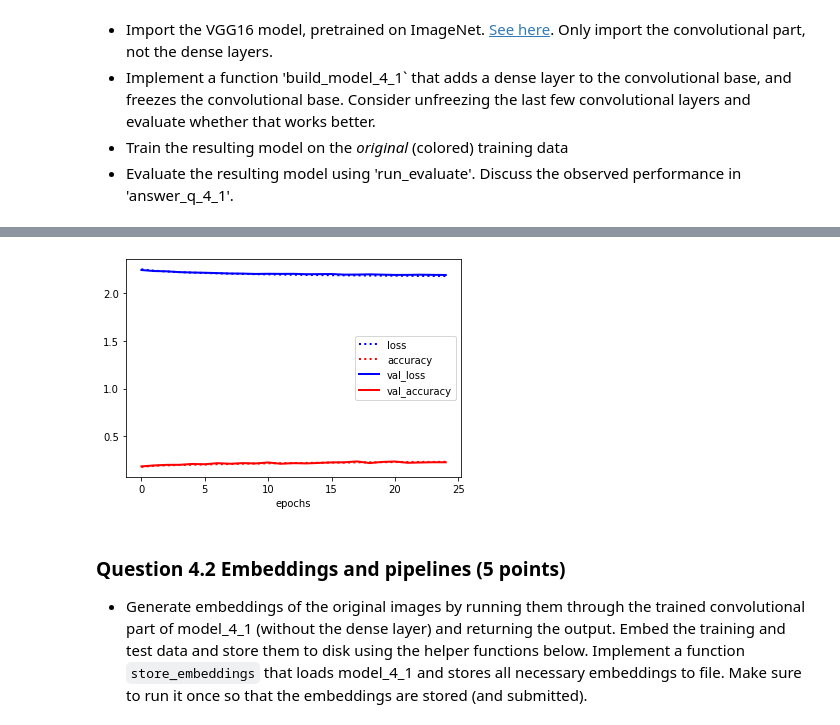
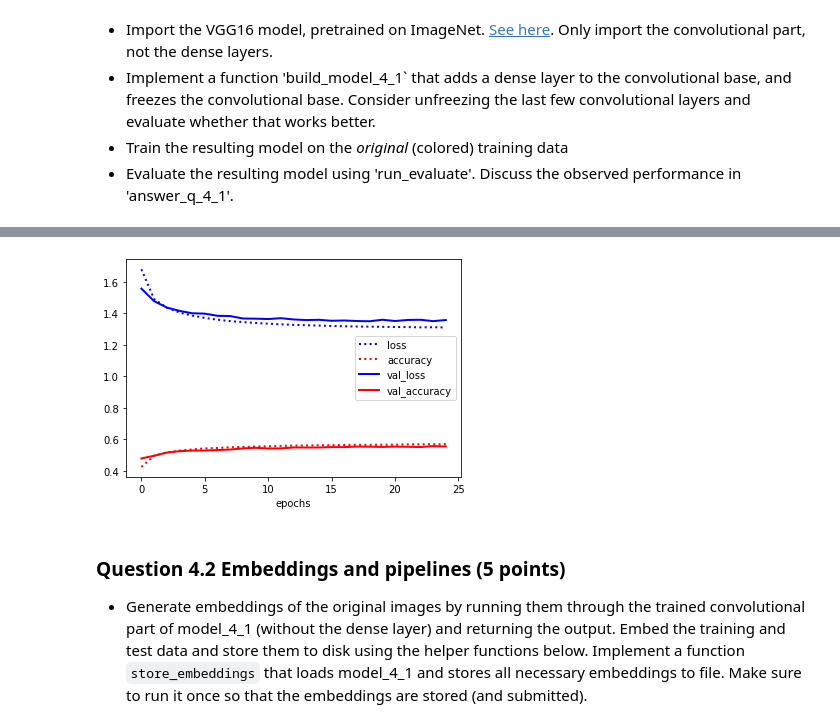
Before and after one commit to mitagr/web-ret-assignment-3, a Jupyter notebook: Assignment 3.ipynb, the cells around one changed output, grey strips where cells are left out. Drawn from its saved outputs; the diff is of its cells as text; code cells hidden in the pictures.

```diff
--- a/Assignment 3.ipynb
+++ b/Assignment 3.ipynb
@@ -382,3 +382,20 @@ min  0.487555  0.283709  0.606012      0.453767
 max  2.040211  0.847523  1.658250      0.819160
 Answer is 44 characters long
 [figure]
+# %%
+#TOTAL BAKCHODI
+def build_model_1_1():
+    model_1_1 = models.Sequential()
+    #model_1_1.add(layers.Flatten())
+    model_1_1.add(layers.Reshape((3072,), input_shape=(32,32,3)))
+    model_1_1.add(layers.Dense(512, activation='relu'))
+    model_1_1.add(layers.Dense(256, activation='relu'))
+    model_1_1.add(layers.Dense(128, activation='relu'))
+    model_1_1.add(layers.Dense(64, activation='relu'))
+    model_1_1.add(layers.Dense(10, activation='softmax'))
+
+    model_1_1.compile(optimizer='sgd', loss='categorical_crossentropy', metrics=['accuracy'])
+    #model_1_1.compile(optimizer= optimizers.RMSprop(lr=0.0001), loss='categorical_crossentropy', metrics=['accuracy'])
+    return model_1_1
+
+run_evaluation("model_1_1", build_model_1_1, evaluation_split, base_dir, train=True, epochs=925, batch_size=32)
@@ -415,8 +450,7 @@ def build_model_1_2():
 
 
 # Evaluate. Use a new name 'model_1_2' to not overwrite the previous trained model
-run_evaluation("model_1_2", build_model_1_2, preprocessed_split, base_dir,
-               train=True, epochs=3, batch_size=32)
+run_evaluation("model_1_2", build_model_1_2, preprocessed_split, base_dir, train=True, epochs=3, batch_size=32)
 answer_q_1_2 = """The model remains the same as the previous problem, however the images have been greyscaled. Since, the color has no significance for the digit recognition, we can have 1 dimension (as in greyscale) instead of 3 (in case of RGB). We see that the accuracy has slightly improved, however the improvement in both the scores is not significant. However, we can also use the de-skewing technique as some of the images are tilted. This tilt makes it difficult to classify.
                """
 print("Answer is {} characters long".format(len(answer_q_1_2)))
@@ -757,23 +773,27 @@ plot_activation_map()
 - Evaluate the resulting model using 'run_evaluate'. Discuss the observed performance in 'answer_q_4_1'.
 # %%
 from tensorflow.keras.applications import VGG16
+from tensorflow.keras import optimizers
 
 def build_model_4_1():
     conv_base = VGG16(weights='imagenet', include_top=False, input_shape=(32, 32, 3))
-    for conv_layer in conv_base.layers[:-4]:
-        conv_layer.trainable = False
-
+    #for conv_layer in conv_base.layers[:4]:
+    #    conv_layer.trainable = False
     #conv_base.summary()
     model_4_1 = models.Sequential()
-    model_4_1.add(conv_layer)
+    model_4_1.add(conv_base)
     model_4_1.add(layers.Flatten())
+    #model_4_1.add(layers.Dense(10, activation='softmax'))
+    conv_base.trainable = False
+    for conv_layer in conv_base.layers[:3]:
+        conv_layer.trainable = True
     model_4_1.add(layers.Dense(10, activation='softmax'))
-    model_4_1.compile(optimizer= 'sgd', loss='categorical_crossentropy', metrics=['accuracy'])
+    #model_4_1.compile(optimizer= 'sgd', loss='categorical_crossentropy', metrics=['accuracy'])
+    model_4_1.compile(optimizer= optimizers.RMSprop(lr= 0.001), loss='categorical_crossentropy', metrics=['accuracy'])
     return model_4_1
     pass
 
-
-run_evaluation("model_4_1", build_model_4_1, preprocessed_split, base_dir, train=True, epochs=25, batch_size=32)
+run_evaluation("model_4_1", build_model_4_1, evaluation_split, base_dir, train=True, epochs=25, batch_size=32)
 
 answer_q_4_1 = """ Your answer """
 print("Answer is {} characters long".format(len(answer_q_4_1)))
@@ -797,5 +817,5 @@ max  2.251078  0.232500  2.242910      0.236420
 Answer is 13 characters long
-[figure, old version]
+[figure, new version]
 # %% [markdown]
 ### Question 4.2 Embeddings and pipelines (5 points)
 - Generate embeddings of the original images by running them through the trained convolutional part of model_4_1 (without the dense layer) and returning the output. Embed the training and test data and store them to disk using the helper functions below. Implement a function `store_embeddings` that loads model_4_1 and stores all necessary embeddings to file. Make sure to run it once so that the embeddings are stored (and submitted).
```
Also changed, not shown: parts of 7 cells of this notebook.
